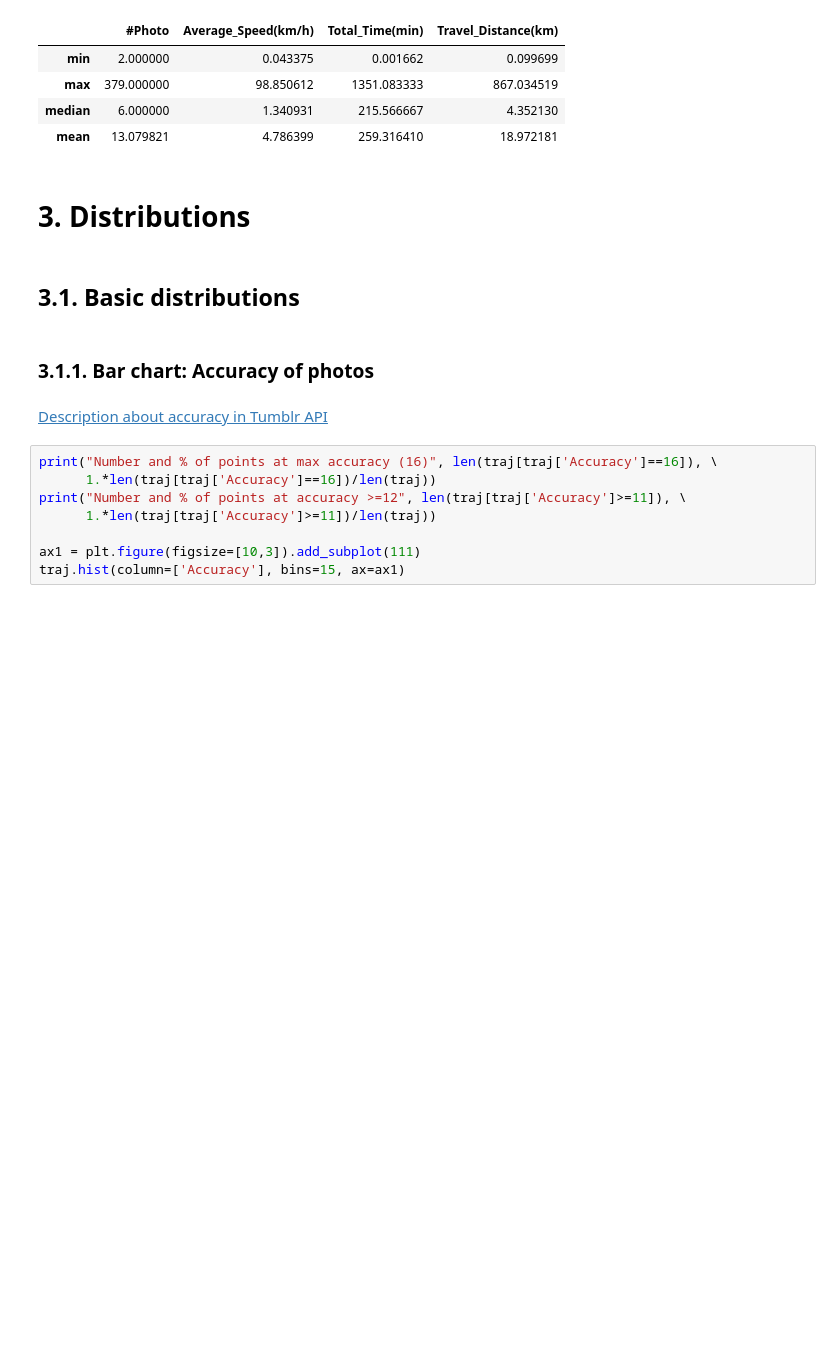
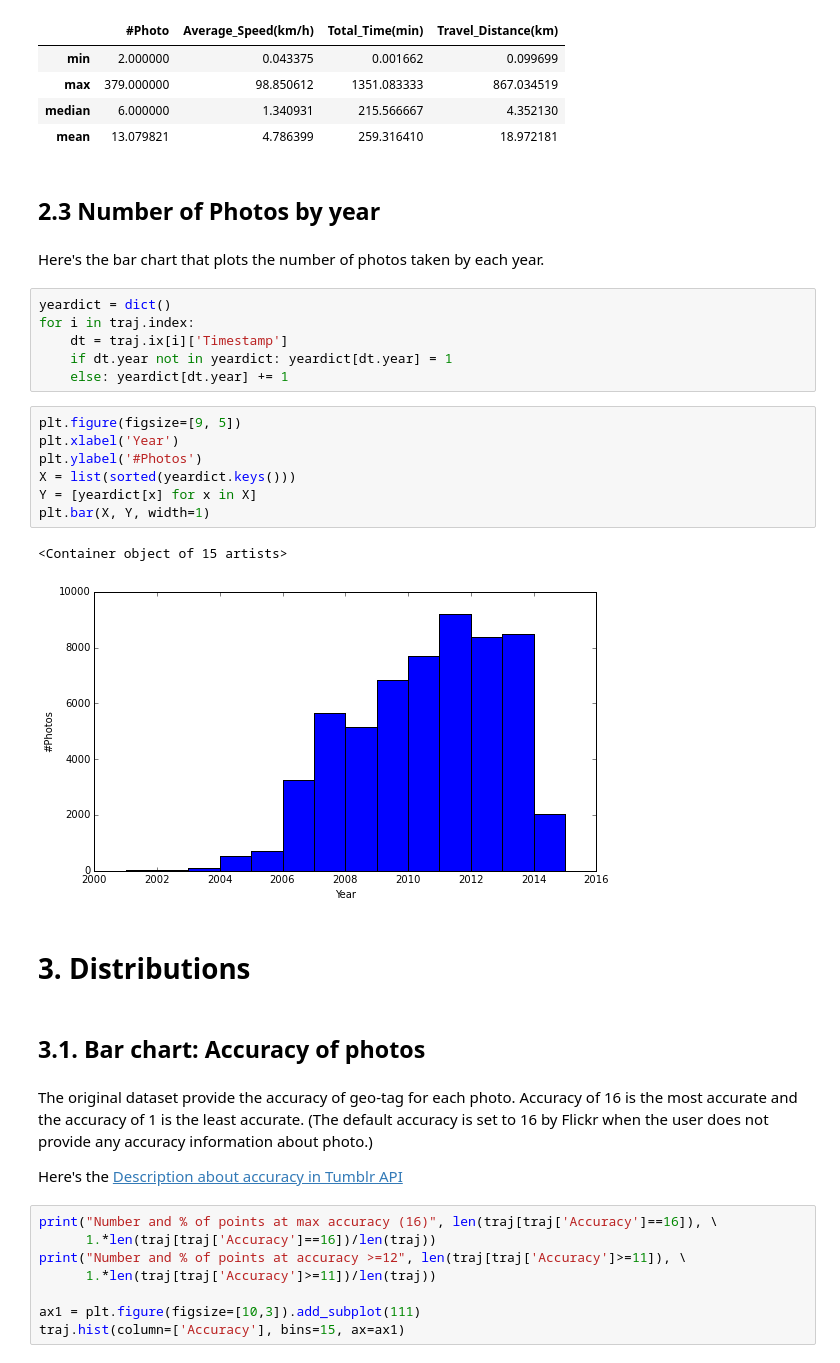
Before and after one commit to dongwookim-ml/flickr-photo, a Jupyter notebook: src/flickr_analysis.ipynb, the cells around one changed output. Saved outputs shown, nothing was run; the diff lists cells and outputs as text; blank space fills up the shorter version.

```diff
--- a/src/flickr_analysis.ipynb
+++ b/src/flickr_analysis.ipynb
@@ -129,14 +127,34 @@ basic_stats
 | max | 379.000000 | 98.850612 | 1351.083333 | 867.034519 |
 | median | 6.000000 | 1.340931 | 215.566667 | 4.352130 |
 | mean | 13.079821 | 4.786399 | 259.316410 | 18.972181 |
+# %% [markdown]
+## 2.3 Number of Photos by year
+# %% [markdown]
+Here's the bar chart that plots the number of photos taken by each year.
+# %%
+yeardict = dict()
+for i in traj.index:
+    dt = traj.ix[i]['Timestamp']
+    if dt.year not in yeardict: yeardict[dt.year] = 1
+    else: yeardict[dt.year] += 1
+# %%
+plt.figure(figsize=[9, 5])
+plt.xlabel('Year')
+plt.ylabel('#Photos')
+X = list(sorted(yeardict.keys()))
+Y = [yeardict[x] for x in X]
+plt.bar(X, Y, width=1)
+# %% [output]
+<Container object of 15 artists>
+[figure, added]
 # %% [markdown]
 # 3. Distributions
 # %% [markdown]
-## 3.1. Basic distributions
+## 3.1. Bar chart: Accuracy of photos
-# %% [markdown]
-### 3.1.1. Bar chart: Accuracy of photos
-# %% [markdown]
-[Description about accuracy in Tumblr API](https://www.flickr.com/services/api/flickr.photos.geo.setLocation.html)
+# %% [markdown]
+The original dataset provide the accuracy of geo-tag for each photo. Accuracy of 16 is the most accurate and the accuracy of 1 is the least accurate. (The default accuracy is set to 16 by Flickr when the user does not provide any accuracy information about photo.)
+
+Here's the [Description about accuracy in Tumblr API](https://www.flickr.com/services/api/flickr.photos.geo.setLocation.html)
 # %%
 print("Number and % of points at max accuracy (16)", len(traj[traj['Accuracy']==16]), \
       1.*len(traj[traj['Accuracy']==16])/len(traj))
```
Also changed, not shown: parts of 29 cells of this notebook, 6 other files.
